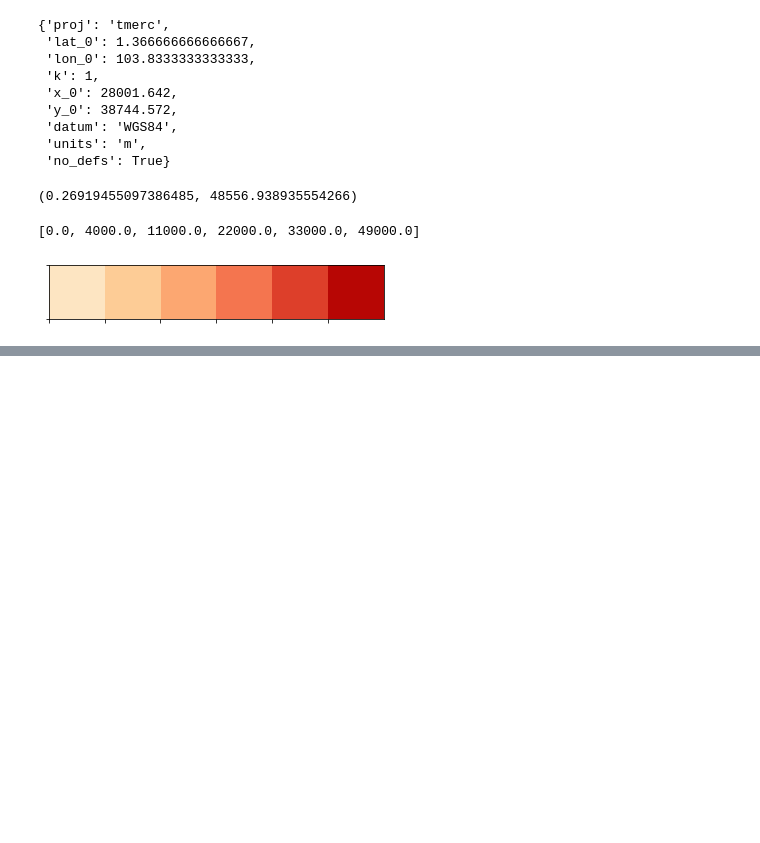
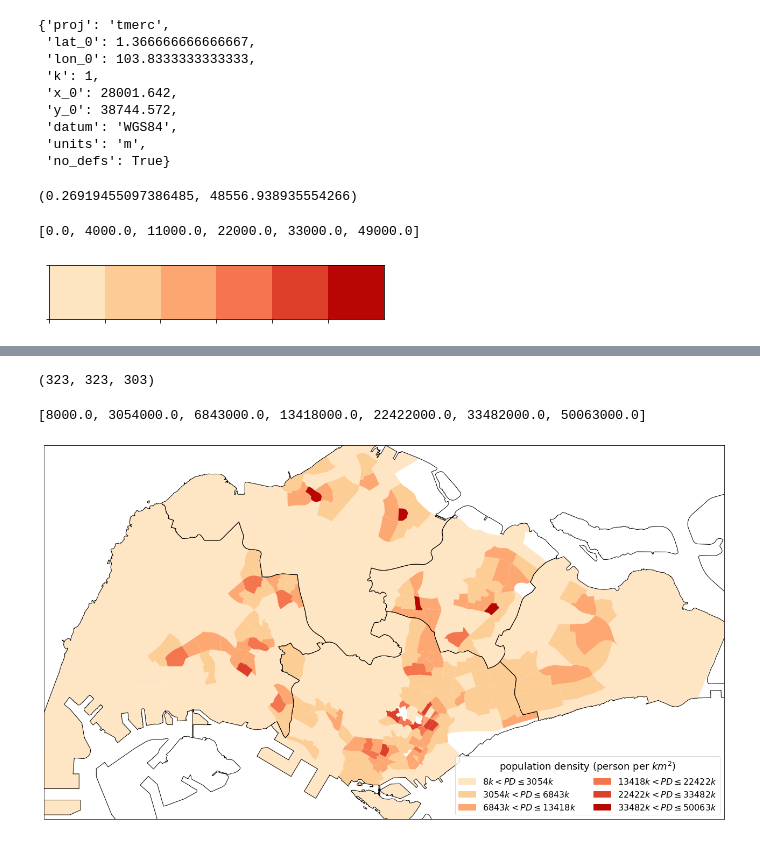
Before and after one commit to wcchin/SG_transit_analysis, a Jupyter notebook: analysis/data_figures.ipynb, the cells around one changed output, grey strips where cells are left out. Cells and saved outputs as stored; diff of their text form; code cells hidden in the pictures; blank space fills up the shorter version.

```diff
--- a/analysis/data_figures.ipynb
+++ b/analysis/data_figures.ipynb
@@ -127,0 +148,3 @@ plt.savefig("figs/population_density_map.png", bbox_inches="tight", dpi=100)
+# %%
+flow_df["Subzone2"] = flow_df["node"].str.upper()
+flow_df.head()
@@ -127,0 +158,3 @@ plt.savefig("figs/population_density_map.png", bbox_inches="tight", dpi=100)
+# %%
+subzone3 = subzone.merge(flow_df, left_on="SUBZONE_N", right_on="Subzone2")
+subzone3.head()
@@ -127,0 +180,48 @@ plt.savefig("figs/population_density_map.png", bbox_inches="tight", dpi=100)
+# %%
+len(subzone), len(subzone2), len(subzone3)
+# %% [output]
+(323, 323, 303)
+# %%
+subzone3["area"] = subzone3.area/1000000
+subzone3["in_degree_weekday_d"] = subzone3["in_degree_weekday"] / subzone3["area"]
+# %%
+breaks = jenkspy.jenks_breaks(subzone3["in_degree_weekday_d"], nb_class=6)
+breaks = [np.floor(breaks[0]/1000)*1000]+[ round(v,-3) for v in breaks[1:] ]
+#breaks[-1] = breaks[-1]+1
+breaks#[:-1]
+# %% [output]
+[8000.0, 3054000.0, 6843000.0, 13418000.0, 22422000.0, 33482000.0, 50063000.0]
+# %%
+fig, ax = plt.subplots(figsize=(20,10))
+#subzone2.plot(column='population_density', cmap='OrRd', ax=ax, legend=True)
+parea.plot(fc="none", ec="white", alpha=.6, ax=ax)
+col = "in_degree_weekday_d"
+patches = []
+
+for i in range(len(breaks[:-1])):
+    c = current_palette[i]
+    if i==0:
+        temp = subzone3[subzone3[col]>=breaks[i]]
+    else:
+        temp = subzone3[subzone3[col]>breaks[i]]
+    temp = temp[temp[col]<=breaks[i+1]]
+    temp.plot(fc=c, ax=ax)
+    if breaks[i]==0:
+        lab = "${}\leqPD\leq{}k$".format(int(breaks[i]/1000), int(breaks[i+1]/1000))
+    else:
+        lab = "${}k<PD\leq{}k$".format(int(breaks[i]/1000), int(breaks[i+1]/1000))
+    pat = mpatches.Patch(color=c, label=lab)
+    patches.append(pat)
+leg = ax.legend(handles=patches, ncol=2, fontsize=16, loc="lower right")
+leg.set_title("population density (person per $km^2$)", prop={'size':18})
+
+region.plot(fc="none", ec="k", ax=ax)
+ax.set_xlim([4500,50000])
+ax.set_ylim([25000,50000])
+ax.set_xticks([])
+ax.set_yticks([])
+#ax.set_title("Population Density")
+plt.tight_layout()
+#plt.savefig("figs/population_density_map.png", bbox_inches="tight", dpi=100)
+# %% [output]
+[figure, added]
```
Also changed, not shown: parts of 14 cells of this notebook, 4 other files.
